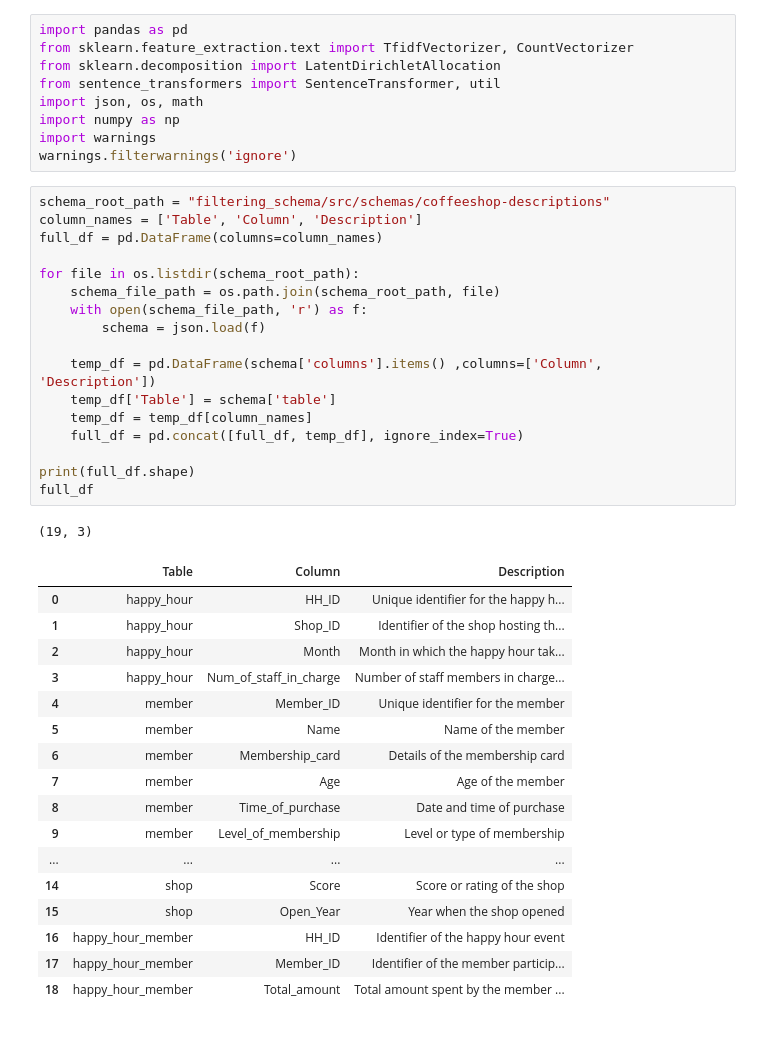
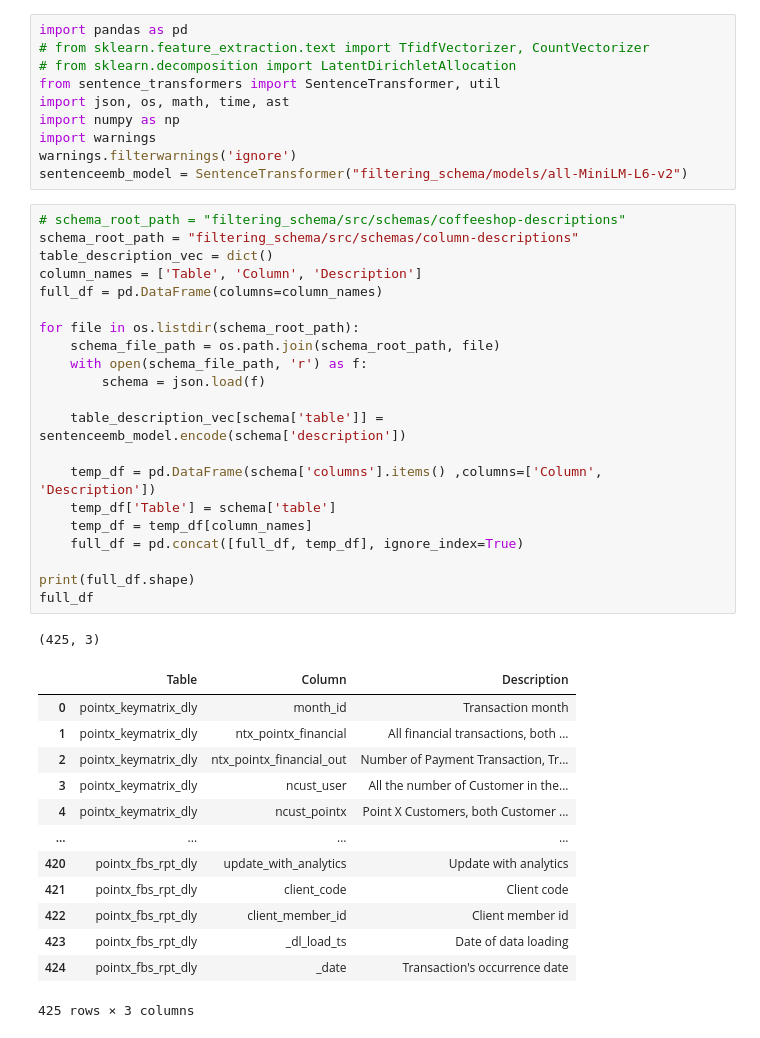
Before and after one commit to ThanawatTP/ChatQ, a Jupyter notebook: question_topics.ipynb, the cells around one changed output. Drawn from its saved outputs; the diff is of its cells as text.

```diff
--- a/question_topics.ipynb
+++ b/question_topics.ipynb
@@ -1,46 +1,47 @@
 # %%
 import pandas as pd
-from sklearn.feature_extraction.text import TfidfVectorizer, CountVectorizer
-from sklearn.decomposition import LatentDirichletAllocation
+# from sklearn.feature_extraction.text import TfidfVectorizer, CountVectorizer
+# from sklearn.decomposition import LatentDirichletAllocation
 from sentence_transformers import SentenceTransformer, util
-import json, os, math
+import json, os, math, time, ast
 import numpy as np
 import warnings
 warnings.filterwarnings('ignore')
+sentenceemb_model = SentenceTransformer("filtering_schema/models/all-MiniLM-L6-v2")
 # %%
-schema_root_path = "filtering_schema/src/schemas/coffeeshop-descriptions"
+# schema_root_path = "filtering_schema/src/schemas/coffeeshop-descriptions"
+schema_root_path = "filtering_schema/src/schemas/column-descriptions"
+table_description_vec = dict()
 column_names = ['Table', 'Column', 'Description']
 full_df = pd.DataFrame(columns=column_names)
 
 for file in os.listdir(schema_root_path):
     schema_file_path = os.path.join(schema_root_path, file)
     with open(schema_file_path, 'r') as f:
         schema = json.load(f)
 
+    table_description_vec[schema['table']] = sentenceemb_model.encode(schema['description'])
+
     temp_df = pd.DataFrame(schema['columns'].items() ,columns=['Column', 'Description'])
     temp_df['Table'] = schema['table']
     temp_df = temp_df[column_names]
     full_df = pd.concat([full_df, temp_df], ignore_index=True)
 
 print(full_df.shape)
 full_df
 # %% [output]
-(19, 3)
+(425, 3)
 |  | Table | Column | Description |
-| 0 | happy_hour | HH_ID | Unique identifier for the happy h... |
-| 1 | happy_hour | Shop_ID | Identifier of the shop hosting th... |
-| 2 | happy_hour | Month | Month in which the happy hour tak... |
-| 3 | happy_hour | Num_of_staff_in_charge | Number of staff members in charge... |
-| 4 | member | Member_ID | Unique identifier for the member |
-| 5 | member | Name | Name of the member |
-| 6 | member | Membership_card | Details of the membership card |
-| 7 | member | Age | Age of the member |
-| 8 | member | Time_of_purchase | Date and time of purchase |
-| 9 | member | Level_of_membership | Level or type of membership |
+| 0 | pointx_keymatrix_dly | month_id | Transaction month |
+| 1 | pointx_keymatrix_dly | ntx_pointx_financial | All financial transactions, both ... |
+| 2 | pointx_keymatrix_dly | ntx_pointx_financial_out | Number of Payment Transaction, Tr... |
+| 3 | pointx_keymatrix_dly | ncust_user | All the number of Customer in the... |
+| 4 | pointx_keymatrix_dly | ncust_pointx | Point X Customers, both Customer ... |
 | ... | ... | ... | ... |
-| 14 | shop | Score | Score or rating of the shop |
-| 15 | shop | Open_Year | Year when the shop opened |
-| 16 | happy_hour_member | HH_ID | Identifier of the happy hour event |
-| 17 | happy_hour_member | Member_ID | Identifier of the member particip... |
-| 18 | happy_hour_member | Total_amount | Total amount spent by the member ... |
+| 420 | pointx_fbs_rpt_dly | update_with_analytics | Update with analytics |
+| 421 | pointx_fbs_rpt_dly | client_code | Client code |
+| 422 | pointx_fbs_rpt_dly | client_member_id | Client member id |
+| 423 | pointx_fbs_rpt_dly | _dl_load_ts | Date of data loading |
+| 424 | pointx_fbs_rpt_dly | _date | Transaction's occurrence date |
+425 rows × 3 columns
 # %%
```
Also changed, not shown: parts of 19 cells of this notebook, 8 other files.
